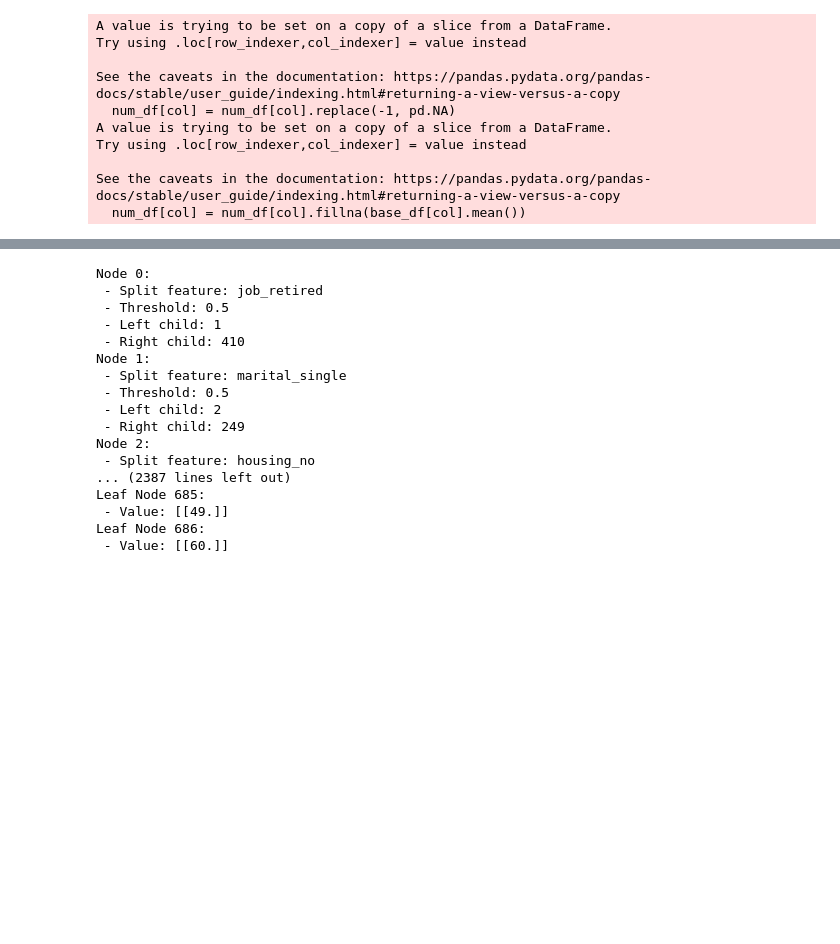
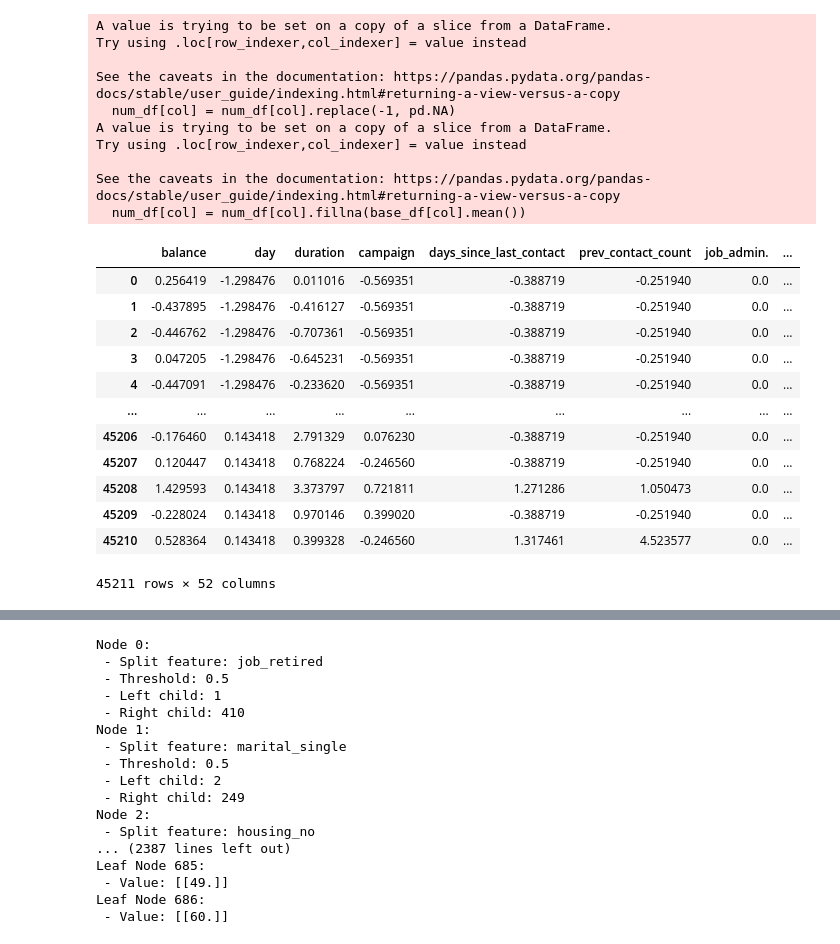
Before and after one commit to cdo256/MLGroupProject, a Jupyter notebook: DecisionTree_marketing_k fold.ipynb, the cells around one changed output, grey strips where cells are left out. Cells and saved outputs as stored; diff of their text form; code cells hidden in the pictures; blank space fills up the shorter version.

```diff
--- a/DecisionTree_marketing.ipynb
+++ b/DecisionTree_marketing_k fold.ipynb
@@ -11,6 +11,22 @@ Try using .loc[row_indexer,col_indexer] = value instead
 
 See the caveats in the documentation: https://pandas.pydata.org/pandas-docs/stable/user_guide/indexing.html#returning-a-view-versus-a-copy
   num_df[col] = num_df[col].fillna(base_df[col].mean())
+# %%
+X_hot
+# %% [output]
+|  | balance | day | duration | campaign | days_since_last_contact | prev_contact_count | job_admin. | ... |
+| 0 | 0.256419 | -1.298476 | 0.011016 | -0.569351 | -0.388719 | -0.251940 | 0.0 | ... |
+| 1 | -0.437895 | -1.298476 | -0.416127 | -0.569351 | -0.388719 | -0.251940 | 0.0 | ... |
+| 2 | -0.446762 | -1.298476 | -0.707361 | -0.569351 | -0.388719 | -0.251940 | 0.0 | ... |
+| 3 | 0.047205 | -1.298476 | -0.645231 | -0.569351 | -0.388719 | -0.251940 | 0.0 | ... |
+| 4 | -0.447091 | -1.298476 | -0.233620 | -0.569351 | -0.388719 | -0.251940 | 0.0 | ... |
+| ... | ... | ... | ... | ... | ... | ... | ... | ... |
+| 45206 | -0.176460 | 0.143418 | 2.791329 | 0.076230 | -0.388719 | -0.251940 | 0.0 | ... |
+| 45207 | 0.120447 | 0.143418 | 0.768224 | -0.246560 | -0.388719 | -0.251940 | 0.0 | ... |
+| 45208 | 1.429593 | 0.143418 | 3.373797 | 0.721811 | 1.271286 | 1.050473 | 0.0 | ... |
+| 45209 | -0.228024 | 0.143418 | 0.970146 | 0.399020 | -0.388719 | -0.251940 | 0.0 | ... |
+| 45210 | 0.528364 | 0.143418 | 0.399328 | -0.246560 | 1.317461 | 4.523577 | 0.0 | ... |
+45211 rows × 52 columns
 # %%
 from sklearn.model_selection import train_test_split
 from sklearn.compose import ColumnTransformer
```
Also changed, not shown: parts of 2 cells of this notebook, 4 other files.
